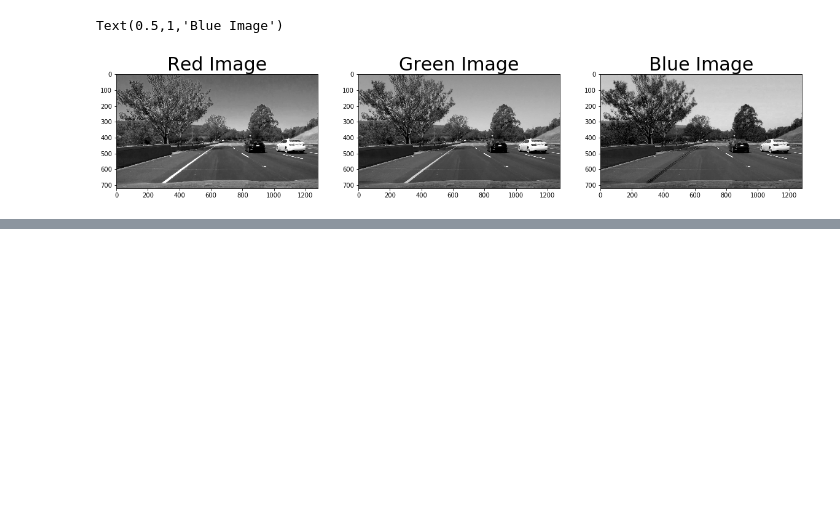
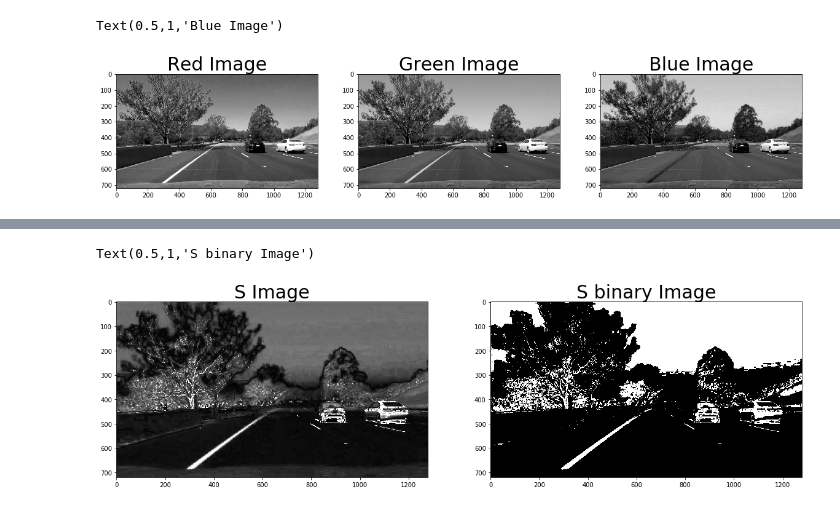
Before and after one commit to kadimetla/CarND-Advanced-Lane-Lines, a Jupyter notebook: play_color_thresholds.ipynb, the cells around one changed output, grey strips where cells are left out. Cells and saved outputs as stored; diff of their text form; code cells hidden in the pictures; blank space fills up the shorter version.

```diff
--- a/play_color_thresholds.ipynb
+++ b/play_color_thresholds.ipynb
@@ -52,0 +86,16 @@ Text(0.5,1,'Blue Image')
+# %%
+image = mpimg.imread('test_images/test6.jpg')
+hls = cv2.cvtColor(image, cv2.COLOR_RGB2HLS)
+S = hls[:,:,2]
+thresh = (90, 255)
+binary = np.zeros_like(S)
+binary[(S > thresh[0]) & (S <= thresh[1])] = 1
+f, (ax1, ax2) = plt.subplots(1, 2, figsize=(20,10))
+ax1.imshow(S,cmap='gray')
+ax1.set_title('S Image', fontsize=30)
+
+ax2.imshow(binary,cmap='gray')
+ax2.set_title('S binary Image', fontsize=30)
+# %% [output]
+Text(0.5,1,'S binary Image')
+[figure, added]
```
Also changed, not shown: parts of 5 cells of this notebook, 10 other files.
